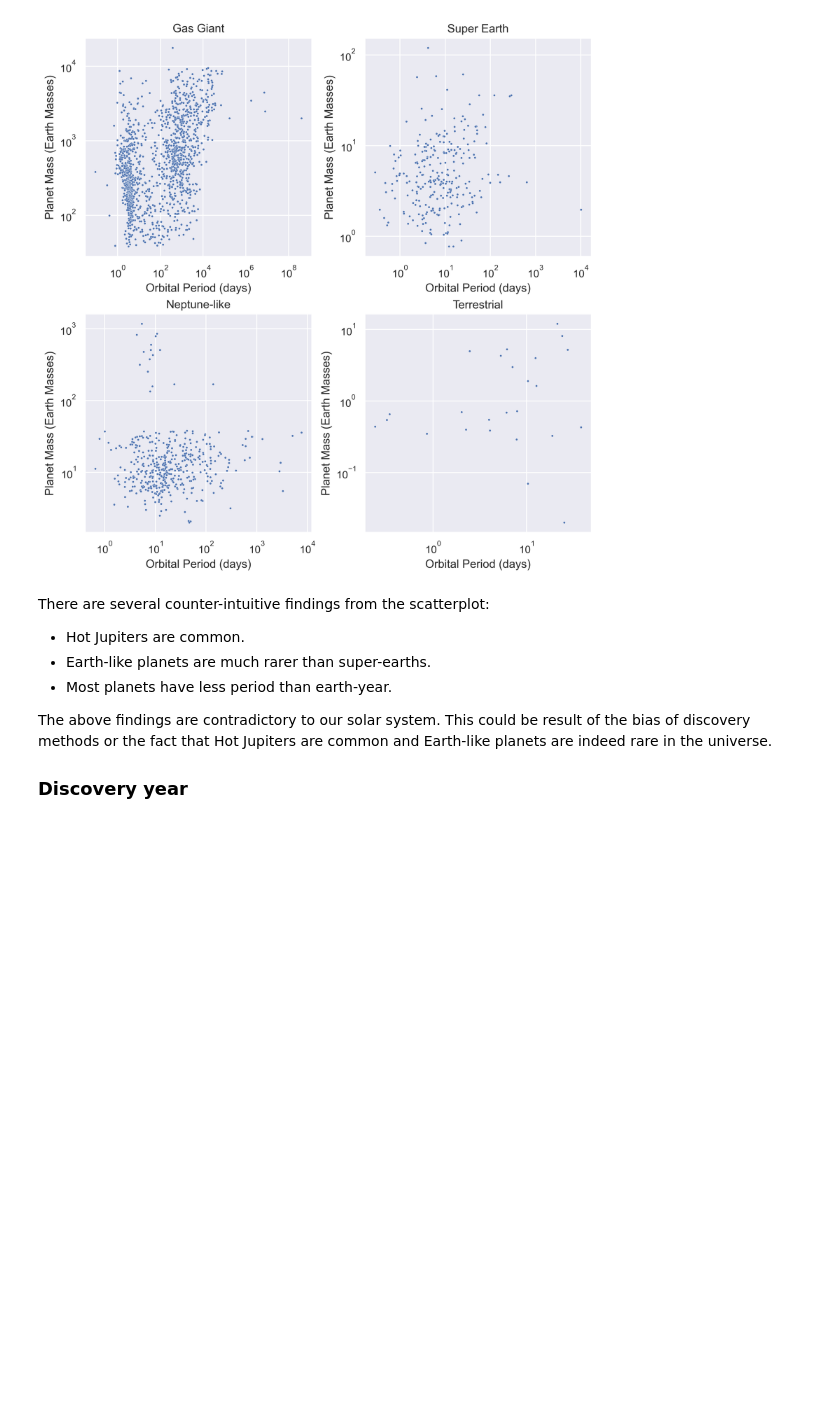
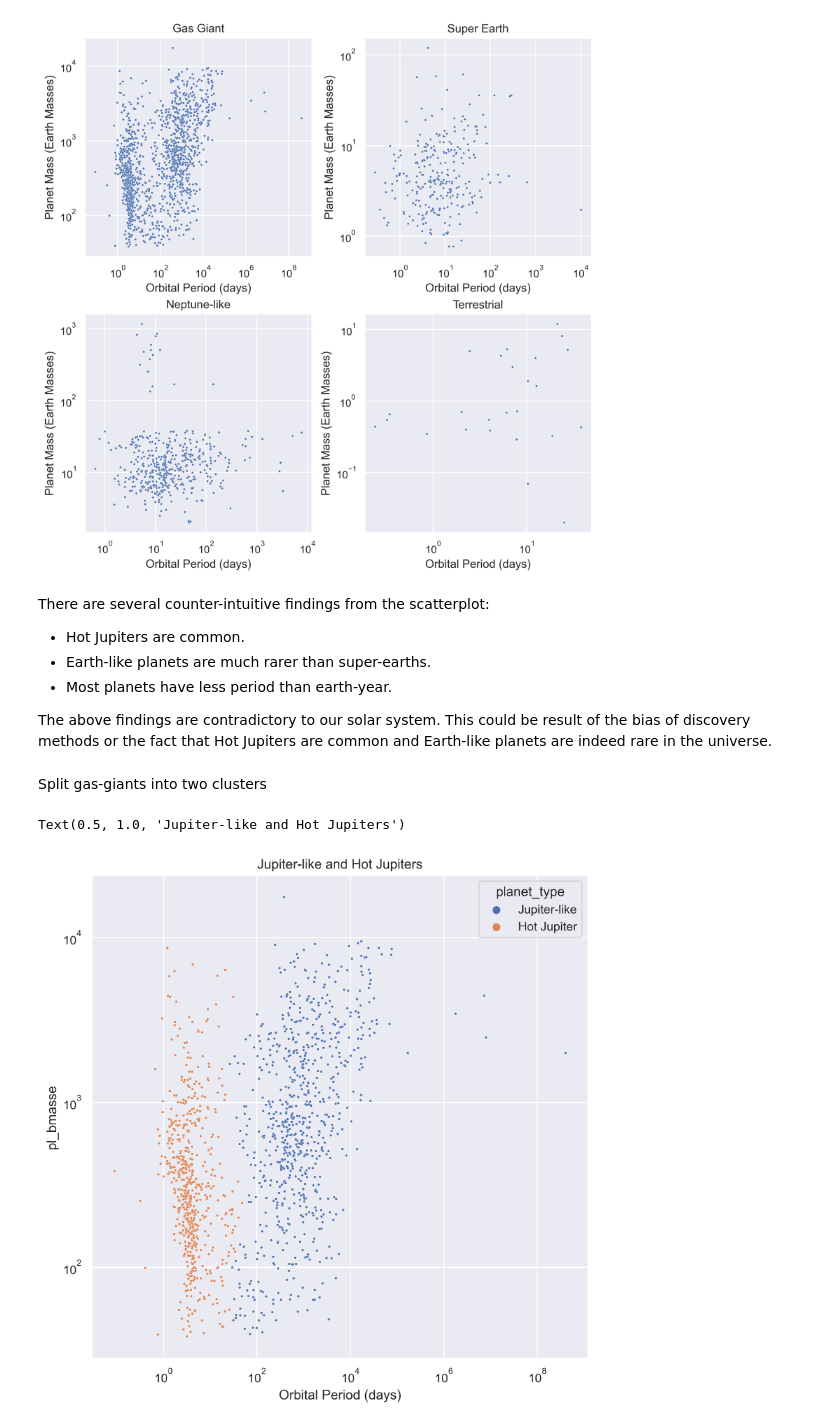
Before and after one commit to Wang-Zhongwei/Exoplanets, a Jupyter notebook: eda.ipynb, the cells around one changed output. Saved outputs shown, nothing was run; the diff lists cells and outputs as text; code cells hidden in the pictures; blank space fills up the shorter version.

```diff
--- a/eda.ipynb
+++ b/eda.ipynb
@@ -208,5 +208,28 @@ There are several counter-intuitive findings from the scatterplot:
 - Most planets have less period than earth-year.
 
 The above findings are contradictory to our solar system. This could be result of the bias of discovery methods or the fact that Hot Jupiters are common and Earth-like planets are indeed rare in the universe.
-
-### Discovery year
+# %% [markdown]
+Split gas-giants into two clusters
+# %%
+## split gas giants into two classes
+from sklearn.cluster import AgglomerativeClustering,DBSCAN
+# given y predict distribution of x
+# leading components of each label in PCA
+
+df_gas = df[df['planet_type'] == 'Gas Giant'].dropna(subset=['pl_orbper', 'pl_bmasse'])
+X = np.log10(df_gas[['pl_orbper', 'pl_bmasse']].values)
+
+clusters = AgglomerativeClustering().fit(X)
+# %%
+df_gas['planet_type'] = list(map(lambda x: 'Jupiter-like' if x == 0 else 'Hot Jupiter', clusters.labels_))
+# %%
+# plot clusters
+fig, ax = plt.subplots(1, 1, figsize=(8, 8), dpi=300)
+sns.scatterplot(data=df_gas, x='pl_orbper', y='pl_bmasse', hue='planet_type', ax=ax, s=5)
+ax.set_xscale('log')
+ax.set_yscale('log')
+ax.set_xlabel('Orbital Period (days)')
+ax.set_title('Jupiter-like and Hot Jupiters')
+# %% [output]
+Text(0.5, 1.0, 'Jupiter-like and Hot Jupiters')
+[figure, added]
```
Also changed, not shown: parts of 34 cells of this notebook, 2 other files.
